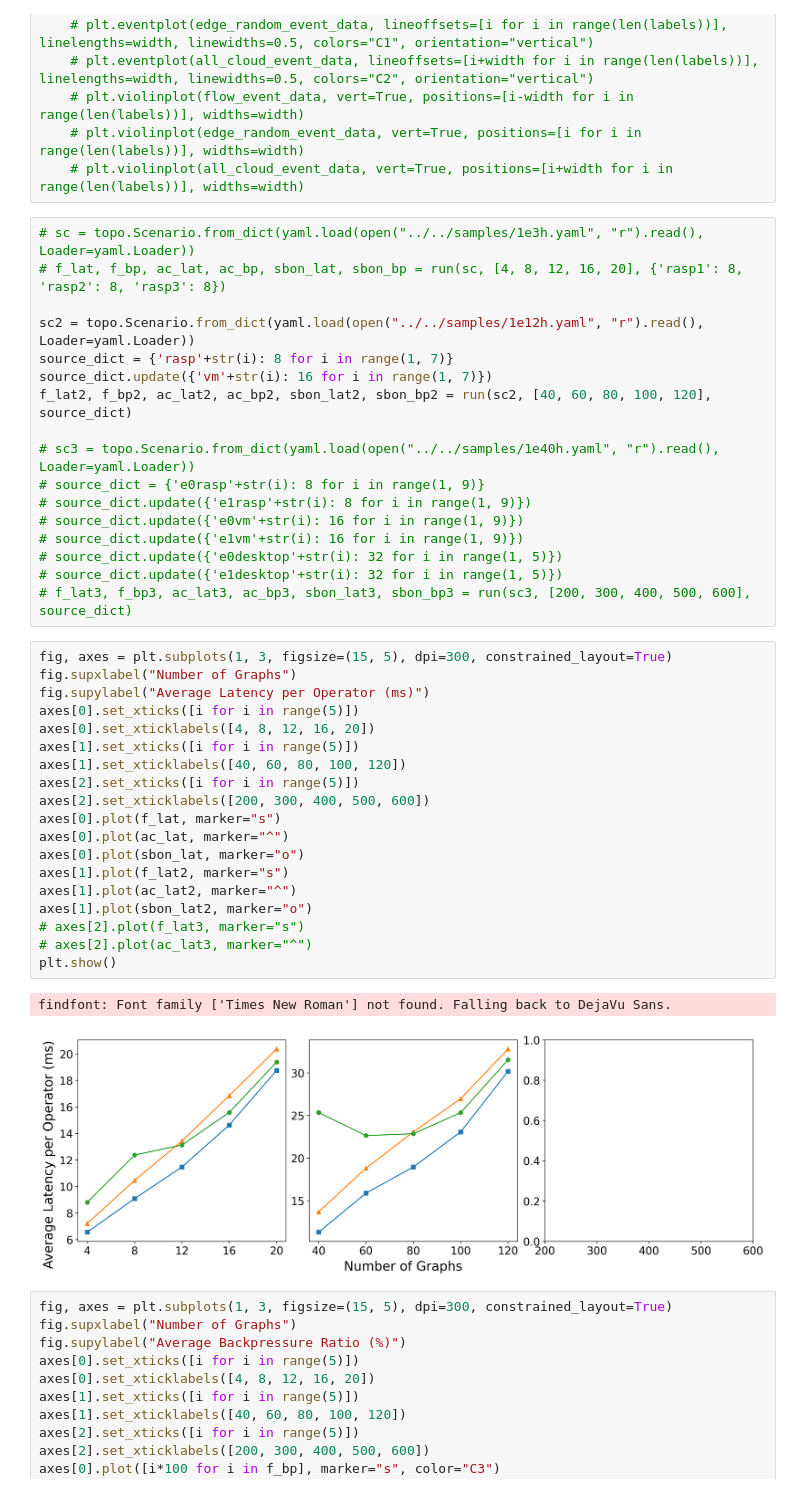
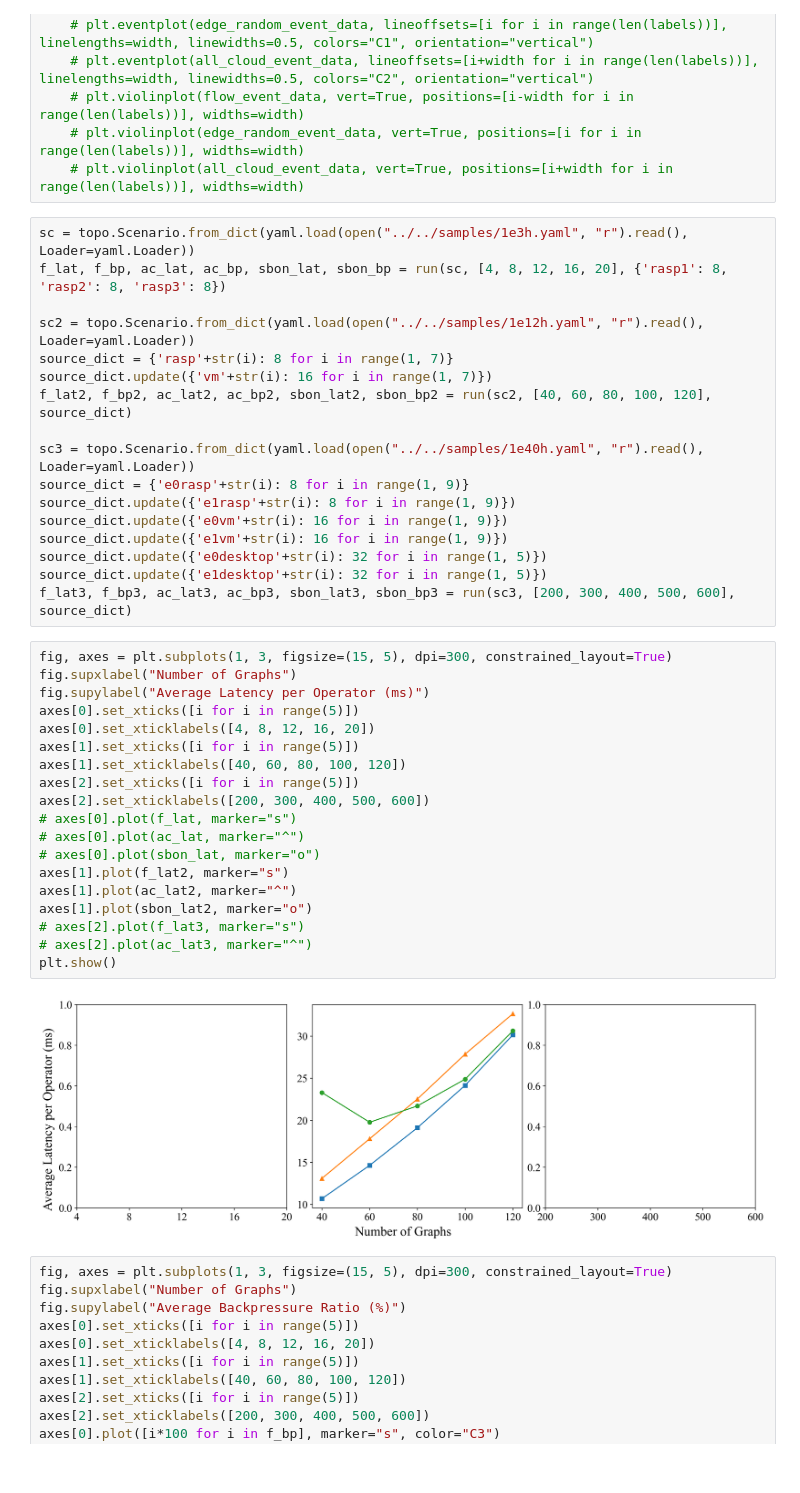
Before and after one commit to fritz1149/stream-scheduling-simulator, a Jupyter notebook: scripts/inter-exp/exp1.ipynb, the cells around one changed output. Saved outputs shown, nothing was run; the diff lists cells and outputs as text.

```diff
--- a/scripts/inter-exp/exp1.ipynb
+++ b/scripts/inter-exp/exp1.ipynb
@@ -128,44 +128,43 @@ def run(sc, labels, source_selector_dict):
     # plt.violinplot(edge_random_event_data, vert=True, positions=[i for i in range(len(labels))], widths=width)
     # plt.violinplot(all_cloud_event_data, vert=True, positions=[i+width for i in range(len(labels))], widths=width)
 # %%
-# sc = topo.Scenario.from_dict(yaml.load(open("../../samples/1e3h.yaml", "r").read(), Loader=yaml.Loader))
-# f_lat, f_bp, ac_lat, ac_bp, sbon_lat, sbon_bp = run(sc, [4, 8, 12, 16, 20], {'rasp1': 8, 'rasp2': 8, 'rasp3': 8})
+sc = topo.Scenario.from_dict(yaml.load(open("../../samples/1e3h.yaml", "r").read(), Loader=yaml.Loader))
+f_lat, f_bp, ac_lat, ac_bp, sbon_lat, sbon_bp = run(sc, [4, 8, 12, 16, 20], {'rasp1': 8, 'rasp2': 8, 'rasp3': 8})
 
 sc2 = topo.Scenario.from_dict(yaml.load(open("../../samples/1e12h.yaml", "r").read(), Loader=yaml.Loader))
 source_dict = {'rasp'+str(i): 8 for i in range(1, 7)}
 source_dict.update({'vm'+str(i): 16 for i in range(1, 7)})
 f_lat2, f_bp2, ac_lat2, ac_bp2, sbon_lat2, sbon_bp2 = run(sc2, [40, 60, 80, 100, 120], source_dict)
 
-# sc3 = topo.Scenario.from_dict(yaml.load(open("../../samples/1e40h.yaml", "r").read(), Loader=yaml.Loader))
-# source_dict = {'e0rasp'+str(i): 8 for i in range(1, 9)}
-# source_dict.update({'e1rasp'+str(i): 8 for i in range(1, 9)})
-# source_dict.update({'e0vm'+str(i): 16 for i in range(1, 9)})
-# source_dict.update({'e1vm'+str(i): 16 for i in range(1, 9)})
-# source_dict.update({'e0desktop'+str(i): 32 for i in range(1, 5)})
-# source_dict.update({'e1desktop'+str(i): 32 for i in range(1, 5)})
-# f_lat3, f_bp3, ac_lat3, ac_bp3, sbon_lat3, sbon_bp3 = run(sc3, [200, 300, 400, 500, 600], source_dict)
+sc3 = topo.Scenario.from_dict(yaml.load(open("../../samples/1e40h.yaml", "r").read(), Loader=yaml.Loader))
+source_dict = {'e0rasp'+str(i): 8 for i in range(1, 9)}
+source_dict.update({'e1rasp'+str(i): 8 for i in range(1, 9)})
+source_dict.update({'e0vm'+str(i): 16 for i in range(1, 9)})
+source_dict.update({'e1vm'+str(i): 16 for i in range(1, 9)})
+source_dict.update({'e0desktop'+str(i): 32 for i in range(1, 5)})
+source_dict.update({'e1desktop'+str(i): 32 for i in range(1, 5)})
+f_lat3, f_bp3, ac_lat3, ac_bp3, sbon_lat3, sbon_bp3 = run(sc3, [200, 300, 400, 500, 600], source_dict)
 # %%
 fig, axes = plt.subplots(1, 3, figsize=(15, 5), dpi=300, constrained_layout=True)
 fig.supxlabel("Number of Graphs")
 fig.supylabel("Average Latency per Operator (ms)")
 axes[0].set_xticks([i for i in range(5)])
 axes[0].set_xticklabels([4, 8, 12, 16, 20])
 axes[1].set_xticks([i for i in range(5)])
 axes[1].set_xticklabels([40, 60, 80, 100, 120])
 axes[2].set_xticks([i for i in range(5)])
 axes[2].set_xticklabels([200, 300, 400, 500, 600])
-axes[0].plot(f_lat, marker="s")
-axes[0].plot(ac_lat, marker="^")
-axes[0].plot(sbon_lat, marker="o")
+# axes[0].plot(f_lat, marker="s")
+# axes[0].plot(ac_lat, marker="^")
+# axes[0].plot(sbon_lat, marker="o")
 axes[1].plot(f_lat2, marker="s")
 axes[1].plot(ac_lat2, marker="^")
 axes[1].plot(sbon_lat2, marker="o")
 # axes[2].plot(f_lat3, marker="s")
 # axes[2].plot(ac_lat3, marker="^")
 plt.show()
 # %% [output]
-findfont: Font family ['Times New Roman'] not found. Falling back to DejaVu Sans.
-[figure, old version]
+[figure, new version]
 # %%
 fig, axes = plt.subplots(1, 3, figsize=(15, 5), dpi=300, constrained_layout=True)
 fig.supxlabel("Number of Graphs")
```
Also changed, not shown: 13 other files.
